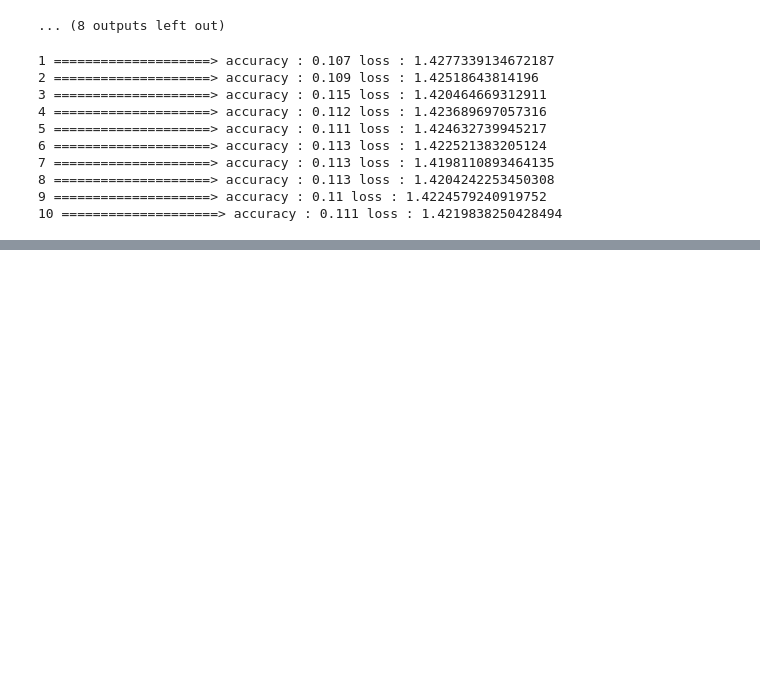
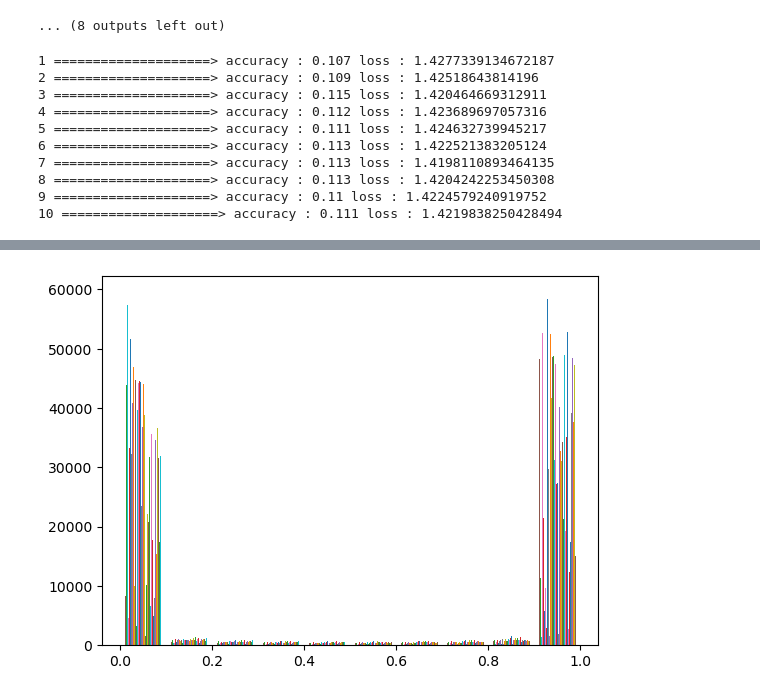
Before and after one commit to yoon0718/kepco, a Jupyter notebook: python/DeepLearning_perceptron.ipynb, the cells around one changed output, grey strips where cells are left out. Saved outputs shown, nothing was run; the diff lists cells and outputs as text; code cells hidden in the pictures; blank space fills up the shorter version.

```diff
--- a/python/DeepLearning_perceptron.ipynb
+++ b/python/DeepLearning_perceptron.ipynb
@@ -1963,0 +2165,9 @@ model.fit(X_train, y_train, epochs=100)
+# %%
+init1 = np.random.normal(loc=0, scale=.01, size=(784, 256))
+
+layer1 = np.dot(X_train, init1)
+layer1 = expit(layer1)
+plt.hist(layer1)
+plt.show()
+# %% [output]
+[figure, added]
```
Also changed, not shown: parts of 45 cells of this notebook, 1 other file.
